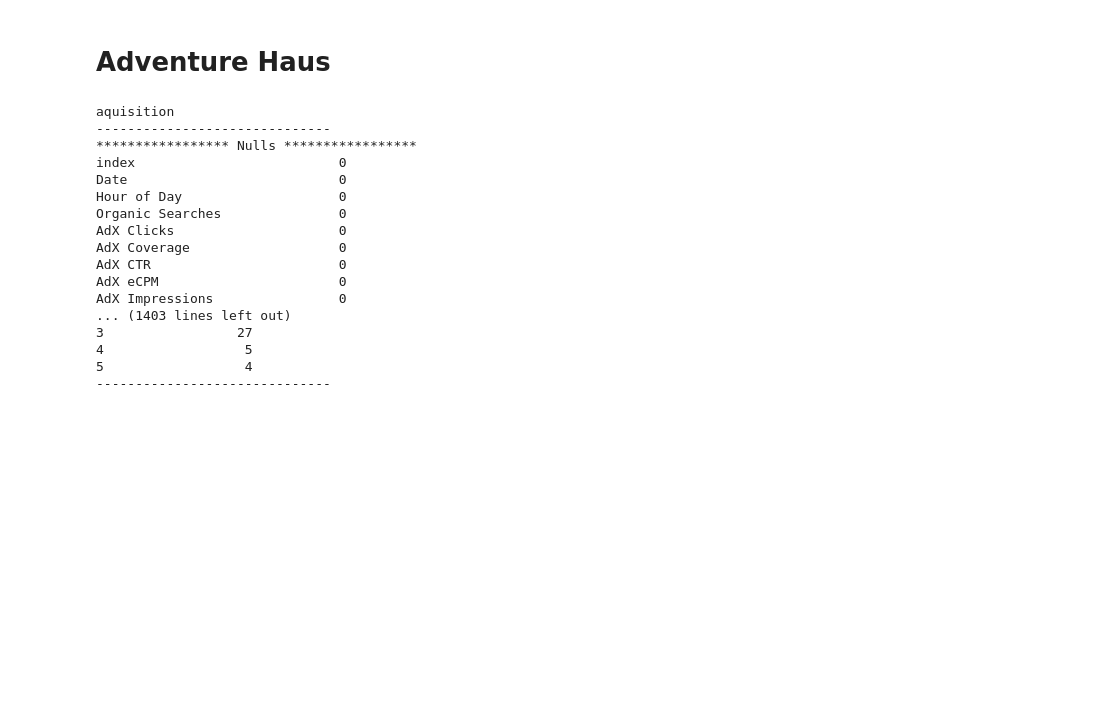
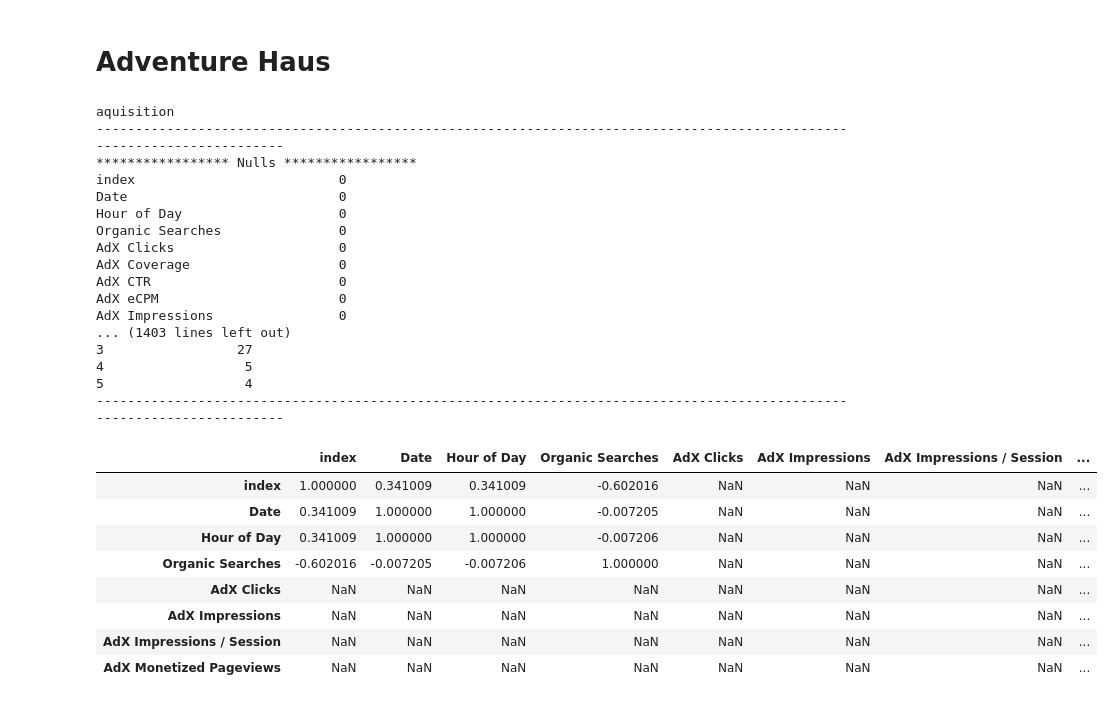
Before and after one commit to Data-Science-in-Business-master/final-project-adventure-haus-and-hwy40-adventure_haus_highway_40, a Jupyter notebook: Adventure Huas.ipynb, the cells around one changed output. Cells and saved outputs as stored; diff of their text form; code cells hidden in the pictures; blank space fills up the shorter version.

```diff
--- a/Adventure Huas.ipynb
+++ b/Adventure Huas.ipynb
@@ -35,7 +35,7 @@ b = 0
 
 for i in variables:
     print(names[b])
-    print('------------------------------')
+    print('------------------------------------------------------------------------------------------')
     print('***************** Nulls *****************')
     print(i.isnull().sum())
     print('***************** Data Types *****************')
@@ -47,11 +47,11 @@ for i in variables:
         if col != 'index':
             print(col)
             print(i[['index',col]].groupby(col).count())
-    print('------------------------------')
+    print('------------------------------------------------------------------------------------------')
     b += 1
 # %% [output]
 aquisition
-------------------------------
+------------------------------------------------------------------------------------------------------------------------
 ***************** Nulls *****************
 index                          0
 Date                           0
@@ -66,4 +66,4 @@ AdX Impressions                0
 3                 27
 4                  5
 5                  4
-------------------------------
+------------------------------------------------------------------------------------------------------------------------
@@ -69,0 +77,15 @@ AdX Impressions                0
+# %%
+# Aquisitions
+
+
+new_list[0]
+# %% [output]
+|  | index | Date | Hour of Day | Organic Searches | AdX Clicks | AdX Impressions | AdX Impressions / Session | ... |
+| index | 1.000000 | 0.341009 | 0.341009 | -0.602016 | NaN | NaN | NaN | ... |
+| Date | 0.341009 | 1.000000 | 1.000000 | -0.007205 | NaN | NaN | NaN | ... |
+| Hour of Day | 0.341009 | 1.000000 | 1.000000 | -0.007206 | NaN | NaN | NaN | ... |
+| Organic Searches | -0.602016 | -0.007205 | -0.007206 | 1.000000 | NaN | NaN | NaN | ... |
+| AdX Clicks | NaN | NaN | NaN | NaN | NaN | NaN | NaN | ... |
+| AdX Impressions | NaN | NaN | NaN | NaN | NaN | NaN | NaN | ... |
+| AdX Impressions / Session | NaN | NaN | NaN | NaN | NaN | NaN | NaN | ... |
+| AdX Monetized Pageviews | NaN | NaN | NaN | NaN | NaN | NaN | NaN | ... |
```
Also changed, not shown: parts of 4 cells of this notebook.
